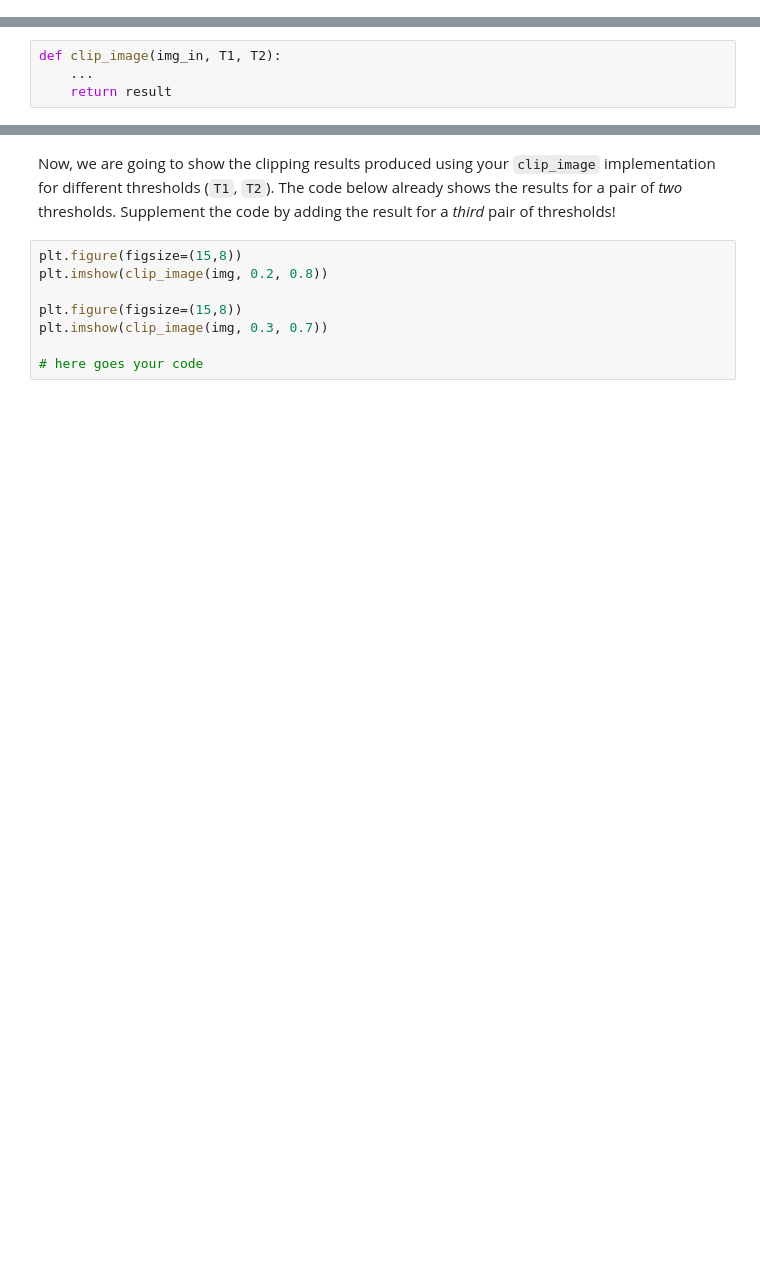
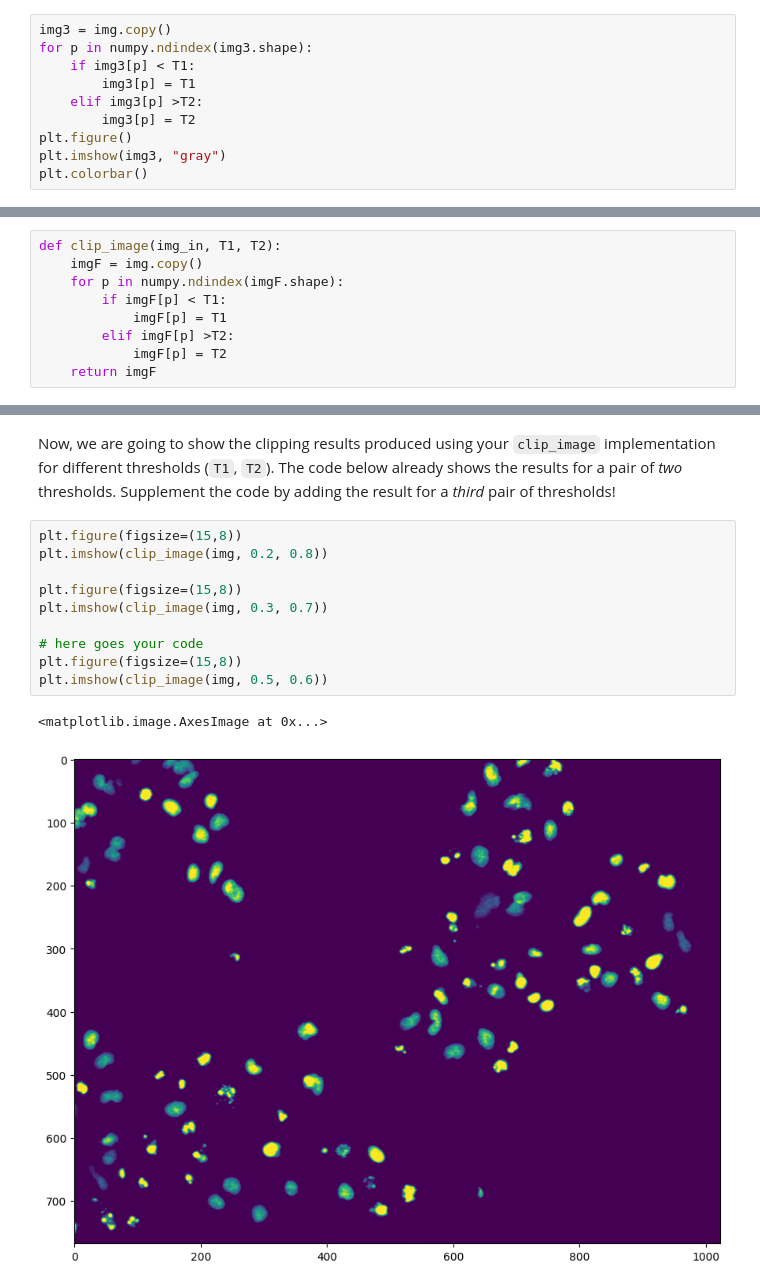
Before and after one commit to grosserC/mobi-fs3-python, a Jupyter notebook: task2.ipynb, the cells around one changed output, grey strips where cells are left out. Saved outputs shown, nothing was run; the diff lists cells and outputs as text; blank space fills up the shorter version.

```diff
--- a/task2.ipynb
+++ b/task2.ipynb
@@ -100,0 +97,10 @@ numpy.ndindex(img.shape)
+# %%
+img3 = img.copy()
+for p in numpy.ndindex(img3.shape):
+    if img3[p] < T1:
+        img3[p] = T1
+    elif img3[p] >T2:
+        img3[p] = T2
+plt.figure()
+plt.imshow(img3, "gray")
+plt.colorbar()
@@ -104,10 +113,15 @@ numpy.ndindex(img.shape)
 ## Writing re-usable code (bonus)
 
 **<a id="#">Task 2.3.4.</a>** Finish the implementation of the function `clip_image` below, by replacing the `...` line with your code:
-# %%
-def clip_image(img_in, T1, T2):
-    ...
-    return result
+# %%
+def clip_image(img_in, T1, T2):
+    imgF = img.copy()
+    for p in numpy.ndindex(imgF.shape):
+        if imgF[p] < T1:
+            imgF[p] = T1
+        elif imgF[p] >T2:
+            imgF[p] = T2
+    return imgF
 # %% [markdown]
 **Hints:**
 1. The implementation of the function starts after the `def`-line. Any instructions written *(i)* below this line and *(ii)* indented to the right will be run *from top to bottom* whenever you use this function. The execution of the function ends when the last instruction is reached or a `return` statement is encountered.
@@ -123,8 +135,13 @@ Now, we are going to show the clipping results produced using your `clip_image`
 # %%
 plt.figure(figsize=(15,8))
 plt.imshow(clip_image(img, 0.2, 0.8))
 
 plt.figure(figsize=(15,8))
 plt.imshow(clip_image(img, 0.3, 0.7))
 
 # here goes your code
+plt.figure(figsize=(15,8))
+plt.imshow(clip_image(img, 0.5, 0.6))
+# %% [output]
+<matplotlib.image.AxesImage at 0x...>
+[figure, added]
```
Also changed, not shown: parts of 4 cells of this notebook.
